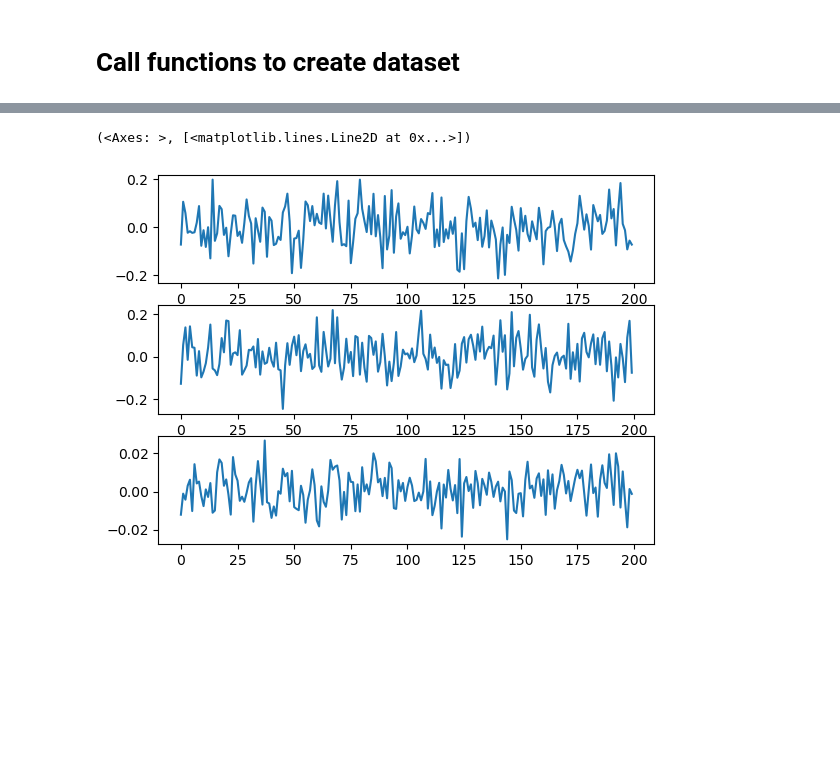
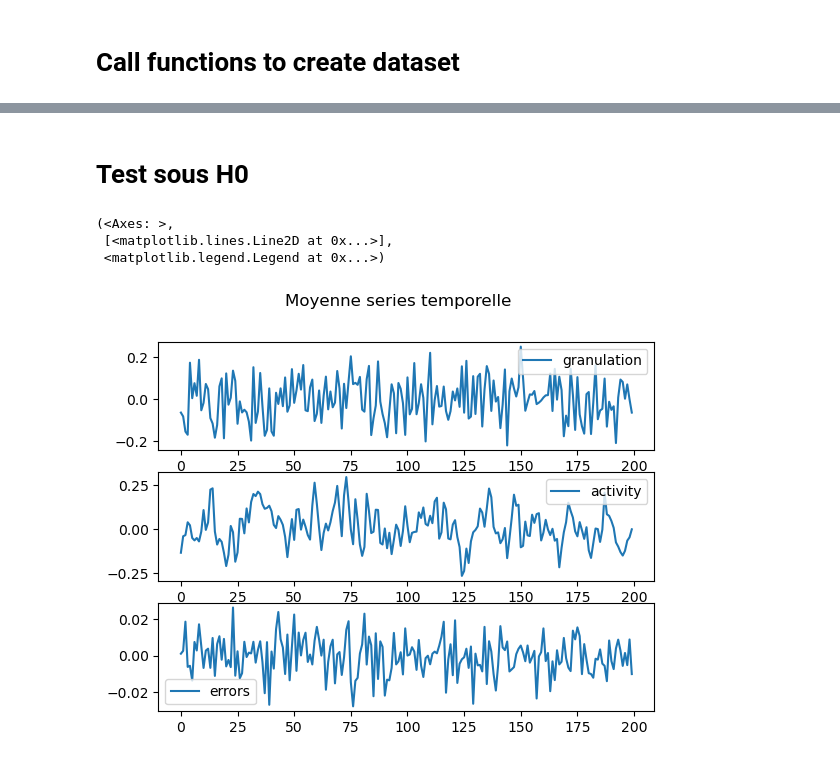
Before and after one commit to hugokerino/Stage_R-V, a Jupyter notebook: Create_set.ipynb, the cells around one changed output, grey strips where cells are left out. Cells and saved outputs as stored; diff of their text form; code cells hidden in the pictures; blank space fills up the shorter version.

```diff
--- a/Create_set.ipynb
+++ b/Create_set.ipynb
@@ -443,7 +444,6 @@ Ttot = 200 # days
 facteur_surech = 10
 N = Ttot*facteur_surech +1 # number of data point in a regularly sampled grid
 t_over = np.linspace(0,Ttot,N) #days
-dt = Ttot*facteur_surech/(N-1) #After sampling
 
 
 # Irregular sampling 1 : with normal distribution
@@ -460,6 +460,7 @@ for i in range(Ttot-2):
     ind = round((i+1)*pas+facteur_ech*np.random.normal(0, 0.1))
     t[i+1] =  t_over[ind]
 
+dt = np.median(np.diff(t))
 fmin = 1/(t[-1]-t[0])
 fmax = (1/dt)/2
 freq = np.linspace(fmin,fmax,990)
@@ -519,14 +519,3 @@ Nbr d'echantillons negatif :  719
 np.save('./data/set2/X_LS.npy', np.array(X_LS2, dtype=object), allow_pickle=True)
 np.save('./data/set2/X_max_values.npy', np.array(X_max_values2, dtype=object), allow_pickle=True)
 np.save('./data/set2/Y.npy', np.array(Y2, dtype=object), allow_pickle=True)
-# %%
-i = 8
-i = 12
-i = 14
-i = 32
-print(X_max_values2[i])
-print(Y2[i])
-print(F[i])
-if ( F[i] !=0):
-    plt.plot( [F[i],F[i]] , [min(X_LS2[i]), max(X_LS2[i])])
-plt.plot(freq,X_LS2[i])
@@ -591,0 +522,22 @@ plt.subplot(3,5,15), plt.plot(freq,LS[3500])
+# %%
+#Analyse dataset2
+nb_planet = 4
+
+#mean LS
+indice = np.where( np.array(Nbr_planets) == nb_planet)
+LS_pl = np.array(X_LS2)[indice]
+Y_pl = np.array(Y2)[indice]
+LS_mean = np.mean(LS_pl, axis=0)
+
+#Print mean LS
+plt.figure()
+plt.plot(freq, LS_mean)
+
+#Print LS
+plt.figure()
+k = 1
+for i in range(3):
+    for j in range(5):
+        ind = random.randint(0,(nbr_periodogramme_set2/5)-1)
+        plt.subplot(3,5,k), plt.plot(freq, LS_pl[ind], label = round(Y_pl[ind])), plt.legend()
+        k+=1
@@ -592,3 +547,5 @@ plt.subplot(3,5,15), plt.plot(freq,LS[3500])
+# %% [markdown]
+# Test sous H0
 # %%
 A1, A2, A3  = 0.027, 0.003, 0.3*1e-3 # m/s
 B1, B2, B3  = 7.4*3600, 1.2*3600, 17.9*60 # seconds
@@ -610,7 +567,7 @@ ls_err = []
 
 for i in range(1000):
 
-    Prot = random.randint(10,90)*3600*24#62 # days -- Prot to be chosen randomly in HARPS sample (see paper)
+    Prot = random.randint(10,90)#62 # days -- Prot to be chosen randomly in HARPS sample (see paper)
 
     amp  = gamma.rvs(2.0, 0.5)
     epsilon = uniform.rvs(0.5, 1)
@@ -638,9 +595,12 @@ ls_act_moy = np.mean(ls_act, axis = 0)
 yerr_moy = np.mean(Yerr, axis =0)
 ls_err_moy = np.mean(ls_err, axis = 0)
 # %%
-plt.subplot(311), plt.plot(y_gr_moy, label ='granulation')
-plt.subplot(312), plt.plot(y_act_moy, label='activity')
-plt.subplot(313), plt.plot(yerr_moy, label="errors")
+plt.suptitle("Moyenne series temporelle")
+plt.subplot(311), plt.plot(y_gr_moy, label ='granulation'), plt.legend()
+plt.subplot(312), plt.plot(y_act_moy, label='activity'), plt.legend()
+plt.subplot(313), plt.plot(yerr_moy, label="errors"), plt.legend()
 # %% [output]
-(<Axes: >, [<matplotlib.lines.Line2D at 0x...>])
+(<Axes: >,
+ [<matplotlib.lines.Line2D at 0x...>],
+ <matplotlib.legend.Legend at 0x...>)
-[figure, old version]
+[figure, new version]
```
Also changed, not shown: parts of 19 cells of this notebook, 6 other files.
